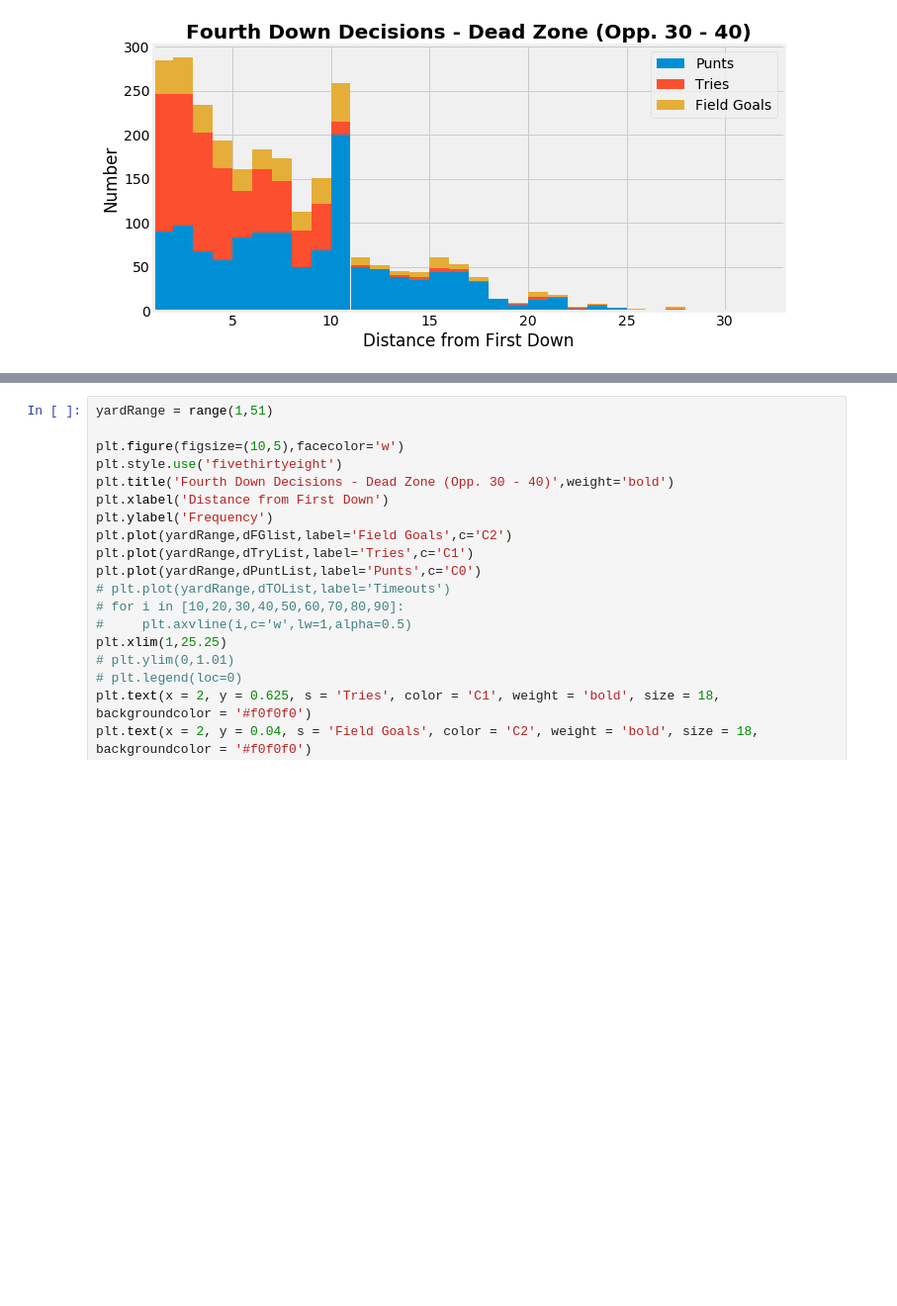
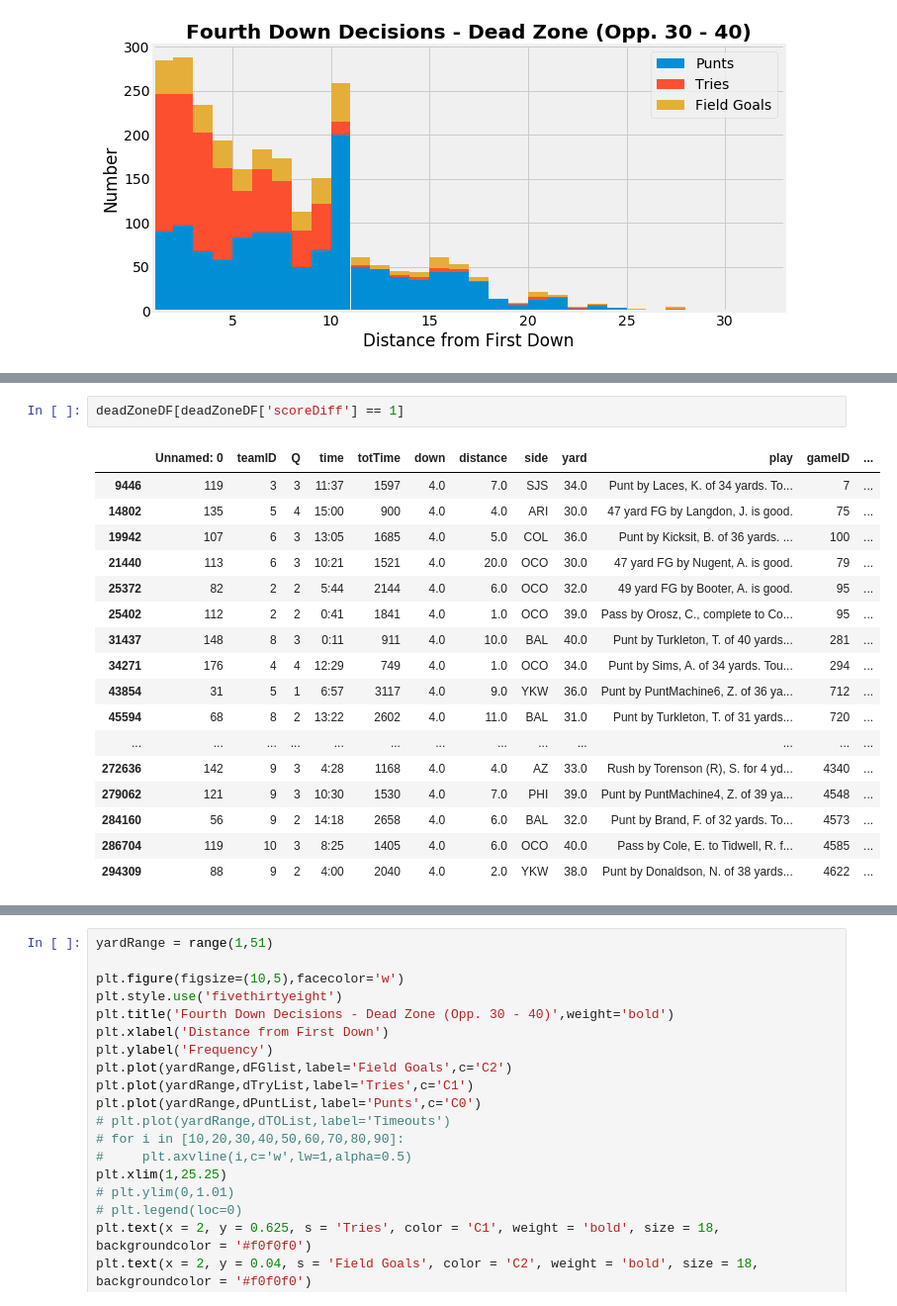
Before and after one commit to SimFootballDev/surrender_punt, a Jupyter notebook: surrender.ipynb, the cells around one changed output, grey strips where cells are left out. Shown at 99% size. Drawn from its saved outputs; the diff is of its cells as text; blank space fills up the shorter version.

```diff
--- a/surrender.ipynb
+++ b/surrender.ipynb
@@ -513,0 +543,20 @@ plt.show()
+# %%
+deadZoneDF[deadZoneDF['scoreDiff'] == 1]
+# %% [output]
+|  | Unnamed: 0 | teamID | Q | time | totTime | down | distance | side | yard | play | gameID | ... |
+| 9446 | 119 | 3 | 3 | 11:37 | 1597 | 4.0 | 7.0 | SJS | 34.0 | Punt by Laces, K. of 34 yards. To... | 7 | ... |
+| 14802 | 135 | 5 | 4 | 15:00 | 900 | 4.0 | 4.0 | ARI | 30.0 | 47 yard FG by Langdon, J. is good. | 75 | ... |
+| 19942 | 107 | 6 | 3 | 13:05 | 1685 | 4.0 | 5.0 | COL | 36.0 | Punt by Kicksit, B. of 36 yards. ... | 100 | ... |
+| 21440 | 113 | 6 | 3 | 10:21 | 1521 | 4.0 | 20.0 | OCO | 30.0 | 47 yard FG by Nugent, A. is good. | 79 | ... |
+| 25372 | 82 | 2 | 2 | 5:44 | 2144 | 4.0 | 6.0 | OCO | 32.0 | 49 yard FG by Booter, A. is good. | 95 | ... |
+| 25402 | 112 | 2 | 2 | 0:41 | 1841 | 4.0 | 1.0 | OCO | 39.0 | Pass by Orosz, C., complete to Co... | 95 | ... |
+| 31437 | 148 | 8 | 3 | 0:11 | 911 | 4.0 | 10.0 | BAL | 40.0 | Punt by Turkleton, T. of 40 yards... | 281 | ... |
+| 34271 | 176 | 4 | 4 | 12:29 | 749 | 4.0 | 1.0 | OCO | 34.0 | Punt by Sims, A. of 34 yards. Tou... | 294 | ... |
+| 43854 | 31 | 5 | 1 | 6:57 | 3117 | 4.0 | 9.0 | YKW | 36.0 | Punt by PuntMachine6, Z. of 36 ya... | 712 | ... |
+| 45594 | 68 | 8 | 2 | 13:22 | 2602 | 4.0 | 11.0 | BAL | 31.0 | Punt by Turkleton, T. of 31 yards... | 720 | ... |
+| ... | ... | ... | ... | ... | ... | ... | ... | ... | ... | ... | ... | ... |
+| 272636 | 142 | 9 | 3 | 4:28 | 1168 | 4.0 | 4.0 | AZ | 33.0 | Rush by Torenson (R), S. for 4 yd... | 4340 | ... |
+| 279062 | 121 | 9 | 3 | 10:30 | 1530 | 4.0 | 7.0 | PHI | 39.0 | Punt by PuntMachine4, Z. of 39 ya... | 4548 | ... |
+| 284160 | 56 | 9 | 2 | 14:18 | 2658 | 4.0 | 6.0 | BAL | 32.0 | Punt by Brand, F. of 32 yards. To... | 4573 | ... |
+| 286704 | 119 | 10 | 3 | 8:25 | 1405 | 4.0 | 6.0 | OCO | 40.0 | Pass by Cole, E. to Tidwell, R. f... | 4585 | ... |
+| 294309 | 88 | 9 | 2 | 4:00 | 2040 | 4.0 | 2.0 | YKW | 38.0 | Punt by Donaldson, N. of 38 yards... | 4622 | ... |
```
Also changed, not shown: parts of 8 cells of this notebook, 2 other files.
